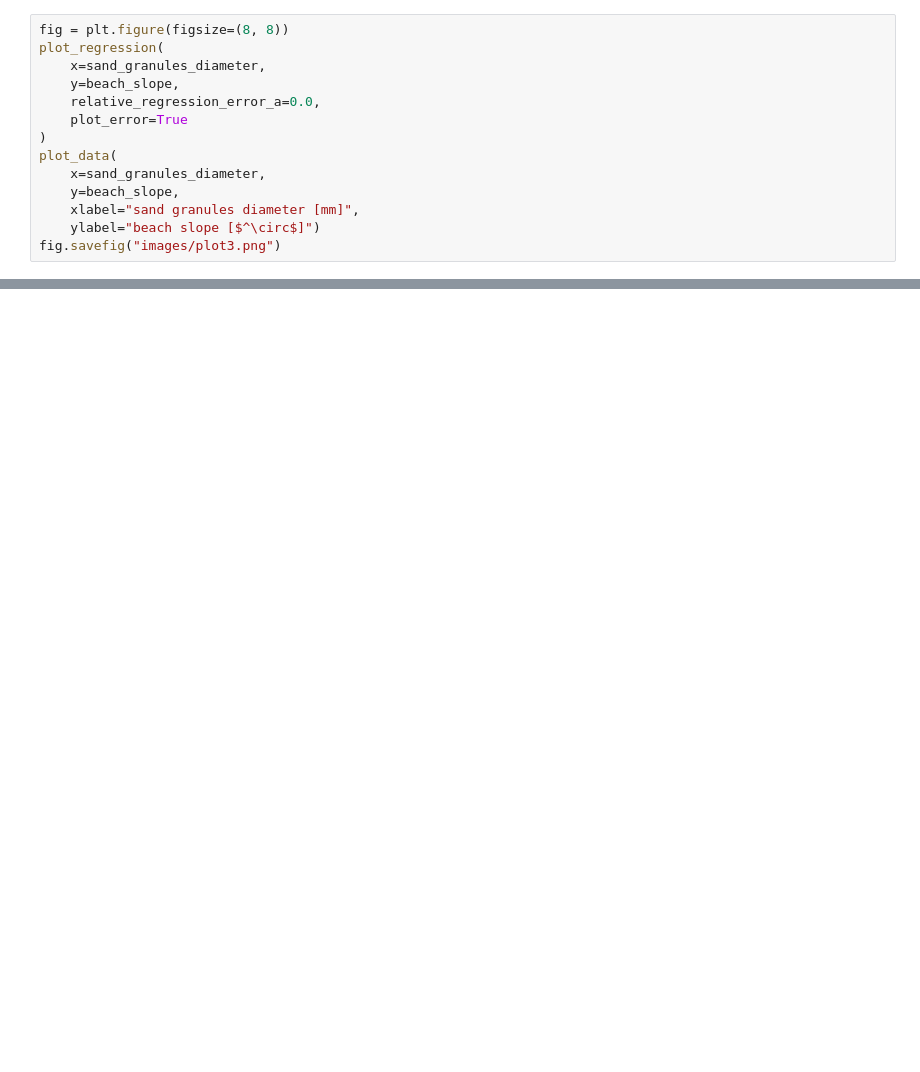
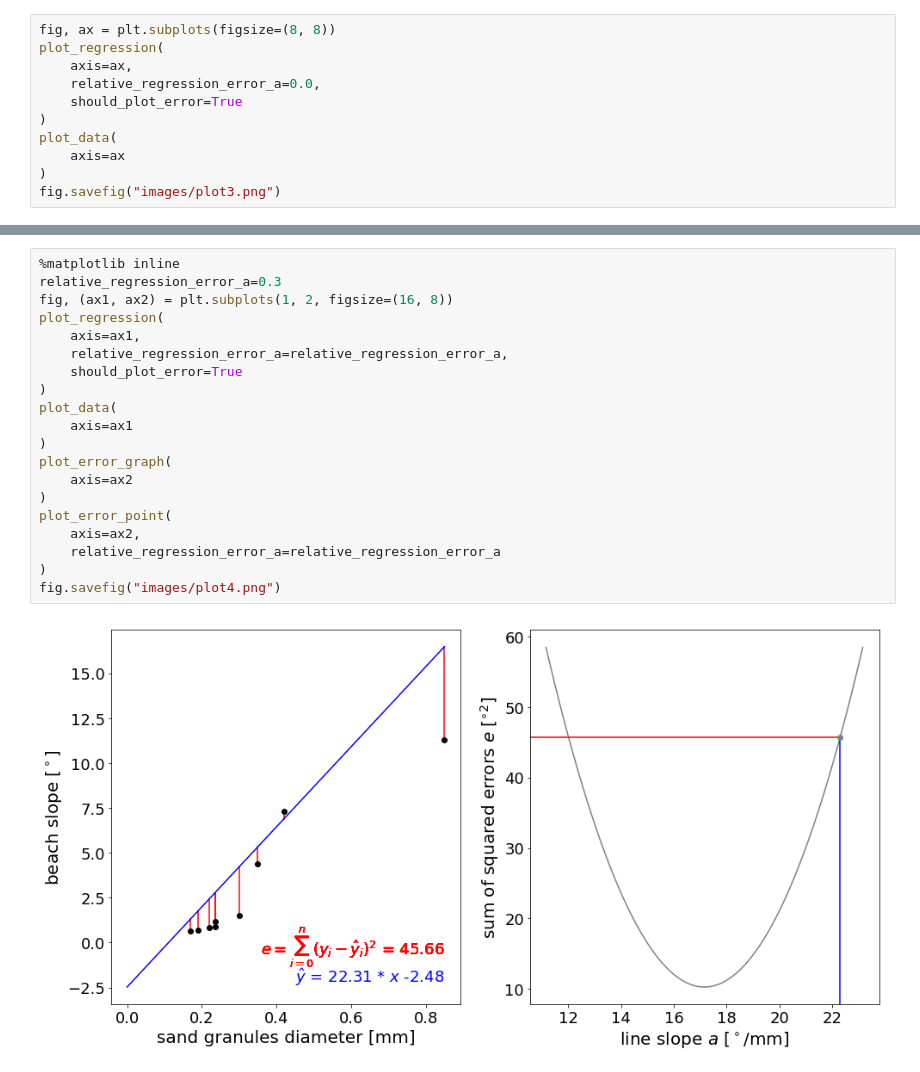
Before and after one commit to Lausbert/An-Introduction-to-Machine-Learning, a Jupyter notebook: An Introduction to Machine Learning.ipynb, the cells around one changed output, grey strips where cells are left out. Drawn from its saved outputs; the diff is of its cells as text; blank space fills up the shorter version.

Commit message:
added plot_error_point()

```diff
--- a/An Introduction to Machine Learning.ipynb
+++ b/An Introduction to Machine Learning.ipynb
@@ -75,20 +107,39 @@ fig.savefig("images/plot2.png")
 ---
 ![](images/plot2.png)
 # %%
-fig = plt.figure(figsize=(8, 8))
+fig, ax = plt.subplots(figsize=(8, 8))
 plot_regression(
-    x=sand_granules_diameter,
-    y=beach_slope,
+    axis=ax,
     relative_regression_error_a=0.0,
-    plot_error=True
+    should_plot_error=True
 )
 plot_data(
-    x=sand_granules_diameter,
-    y=beach_slope,
-    xlabel="sand granules diameter [mm]",
-    ylabel="beach slope [$^\circ$]")
+    axis=ax
+)
 fig.savefig("images/plot3.png")
 # %% [markdown]
 # How steap is your shore?
 ---
 ![](images/plot3.png)
+# %%
+%matplotlib inline
+relative_regression_error_a=0.3
+fig, (ax1, ax2) = plt.subplots(1, 2, figsize=(16, 8))
+plot_regression(
+    axis=ax1,
+    relative_regression_error_a=relative_regression_error_a,
+    should_plot_error=True
+)
+plot_data(
+    axis=ax1
+)
+plot_error_graph(
+    axis=ax2
+)
+plot_error_point(
+    axis=ax2,
+    relative_regression_error_a=relative_regression_error_a
+)
+fig.savefig("images/plot4.png")
+# %% [output]
+[figure, added]
```
Also changed, not shown: parts of 4 cells of this notebook, 4 other files.
